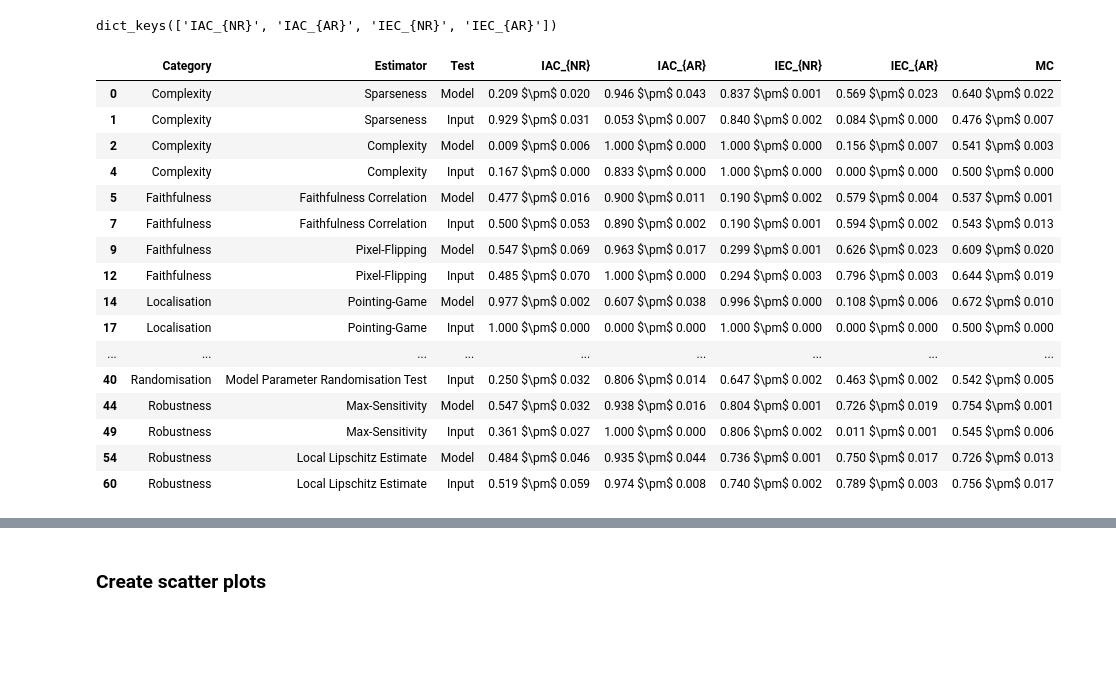
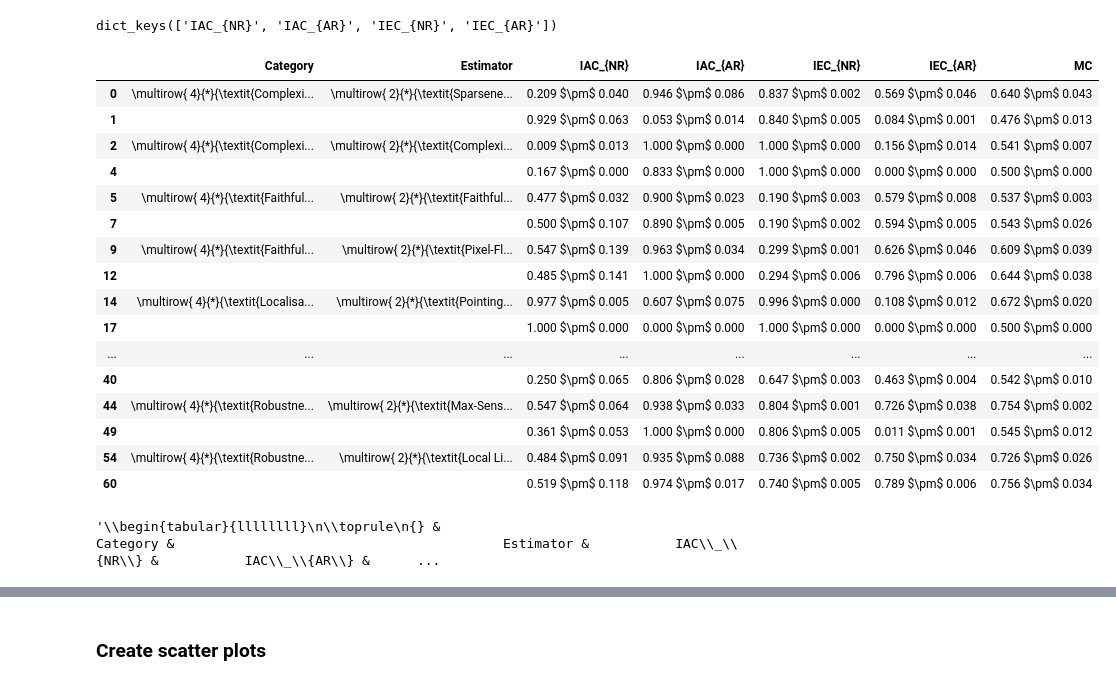
Before and after one commit to annahedstroem/MetaQuantus, a Jupyter notebook: nbs/MetaQuantus-analysis (1).ipynb, the cells around one changed output, grey strips where cells are left out. Saved outputs shown, nothing was run; the diff lists cells and outputs as text; code cells hidden in the pictures; blank space fills up the shorter version.

```diff
--- a/nbs/MetaQuantus-analysis (1).ipynb
+++ b/nbs/MetaQuantus-analysis (1).ipynb
@@ -508,0 +759,3 @@ benchmark_cmnist = load_obj(path_results+"benchmarks/", fname=f"14122022_{datase
+# %%
+scores = np.array(list(benchmark_mnist["Complexity"]["Sparseness"]["results_eval_scores_perturbed"]["Model Resilience Test"].values()))
+scores.mean(), scores.std(), scores.min(), scores.max()
@@ -580,17 +890,23 @@ def make_benchmarking_df(benchmark: dict,
 
                 row += ex1+ex2+px
                 df.loc[row, "Test"] = perturbation_type
-                df.loc[row, "Category"] = estimator_category
-                df.loc[row, "Estimator"] = estimator_name
+                if px == 1:
+                    df.loc[row, "Category"] = estimator_category
+                    df.loc[row, "Estimator"] = estimator_name
+                else:
+                    df.loc[row, "Category"] = estimator_category
+                    df.loc[row, "Estimator"] = estimator_name
+
+
                 for s in scores:
                     score = np.array(benchmark[estimator_category][estimator_name]["results_meta_consistency_scores"][perturbation_type]["consistency_scores"][s])
-                    df.loc[row, s] = f"{score.mean():.3f}"+" $\pm$ "+f"{score.std():.3f}"
+                    df.loc[row, s] = f"{score.mean():.3f}"+" $\pm$ "+f"{score.std()*2:.3f}"
                     means.append(score.mean())
                     stds.append(score.std())
 
                 mc_mean = benchmark[estimator_category][estimator_name]["results_meta_consistency_scores"][perturbation_type]["MC_mean"]
                 mc_std = benchmark[estimator_category][estimator_name]["results_meta_consistency_scores"][perturbation_type]["MC_std"]
-                df.loc[row, "MC"] = f"{mc_mean:.3f}"+" $\pm$ "+f"{mc_std:.3f}"
+                df.loc[row, "MC"] = f"{mc_mean:.3f}"+" $\pm$ "+f"{mc_std*2:.3f}"
 
                 means.append(mc_mean)
                 stds.append(mc_std)
@@ -602,27 +918,49 @@ def make_benchmarking_df(benchmark: dict,
     stds_all = np.array(stds_all)
 
     return df
+# %%
+def prepare_df_cleanup(df):
+    row = 0
+    for ex1, (estimator_category, metrics) in enumerate(estimators.items()):
+        for ex2, estimator_name in enumerate(metrics):
+            for px, perturbation_type in enumerate(["Model", "Input"]):
+
+                row += ex1+ex2+px
+                if px == 1:
+                    df.loc[row, "Category"] = ""
+                    df.loc[row, "Estimator"] = ""
+                else:
+                    df.loc[row, "Category"] = "\multirow{ 4}{*}{\textit{"+estimator_category+"}}"
+                    df.loc[row, "Estimator"] = "\multirow{ 2}{*}{\textit{"+estimator_name+"}}"
+
+    df.drop(columns="Test", inplace=True)
+    return df
 # %%
 df_mnist = make_benchmarking_df(benchmark=benchmark_mnist, estimators=estimators)
-df_mnist
+df_mnist_cleaned = prepare_df_cleanup(df=df_mnist)
+df_mnist_cleaned
 # %% [output]
-|  | Category | Estimator | Test | IAC_{NR} | IAC_{AR} | IEC_{NR} | IEC_{AR} | MC |
-| 0 | Complexity | Sparseness | Model | 0.209 $\pm$ 0.020 | 0.946 $\pm$ 0.043 | 0.837 $\pm$ 0.001 | 0.569 $\pm$ 0.023 | 0.640 $\pm$ 0.022 |
-| 1 | Complexity | Sparseness | Input | 0.929 $\pm$ 0.031 | 0.053 $\pm$ 0.007 | 0.840 $\pm$ 0.002 | 0.084 $\pm$ 0.000 | 0.476 $\pm$ 0.007 |
-| 2 | Complexity | Complexity | Model | 0.009 $\pm$ 0.006 | 1.000 $\pm$ 0.000 | 1.000 $\pm$ 0.000 | 0.156 $\pm$ 0.007 | 0.541 $\pm$ 0.003 |
-| 4 | Complexity | Complexity | Input | 0.167 $\pm$ 0.000 | 0.833 $\pm$ 0.000 | 1.000 $\pm$ 0.000 | 0.000 $\pm$ 0.000 | 0.500 $\pm$ 0.000 |
-| 5 | Faithfulness | Faithfulness Correlation | Model | 0.477 $\pm$ 0.016 | 0.900 $\pm$ 0.011 | 0.190 $\pm$ 0.002 | 0.579 $\pm$ 0.004 | 0.537 $\pm$ 0.001 |
-| 7 | Faithfulness | Faithfulness Correlation | Input | 0.500 $\pm$ 0.053 | 0.890 $\pm$ 0.002 | 0.190 $\pm$ 0.001 | 0.594 $\pm$ 0.002 | 0.543 $\pm$ 0.013 |
-| 9 | Faithfulness | Pixel-Flipping | Model | 0.547 $\pm$ 0.069 | 0.963 $\pm$ 0.017 | 0.299 $\pm$ 0.001 | 0.626 $\pm$ 0.023 | 0.609 $\pm$ 0.020 |
-| 12 | Faithfulness | Pixel-Flipping | Input | 0.485 $\pm$ 0.070 | 1.000 $\pm$ 0.000 | 0.294 $\pm$ 0.003 | 0.796 $\pm$ 0.003 | 0.644 $\pm$ 0.019 |
-| 14 | Localisation | Pointing-Game | Model | 0.977 $\pm$ 0.002 | 0.607 $\pm$ 0.038 | 0.996 $\pm$ 0.000 | 0.108 $\pm$ 0.006 | 0.672 $\pm$ 0.010 |
-| 17 | Localisation | Pointing-Game | Input | 1.000 $\pm$ 0.000 | 0.000 $\pm$ 0.000 | 1.000 $\pm$ 0.000 | 0.000 $\pm$ 0.000 | 0.500 $\pm$ 0.000 |
-| ... | ... | ... | ... | ... | ... | ... | ... | ... |
-| 40 | Randomisation | Model Parameter Randomisation Test | Input | 0.250 $\pm$ 0.032 | 0.806 $\pm$ 0.014 | 0.647 $\pm$ 0.002 | 0.463 $\pm$ 0.002 | 0.542 $\pm$ 0.005 |
-| 44 | Robustness | Max-Sensitivity | Model | 0.547 $\pm$ 0.032 | 0.938 $\pm$ 0.016 | 0.804 $\pm$ 0.001 | 0.726 $\pm$ 0.019 | 0.754 $\pm$ 0.001 |
-| 49 | Robustness | Max-Sensitivity | Input | 0.361 $\pm$ 0.027 | 1.000 $\pm$ 0.000 | 0.806 $\pm$ 0.002 | 0.011 $\pm$ 0.001 | 0.545 $\pm$ 0.006 |
-| 54 | Robustness | Local Lipschitz Estimate | Model | 0.484 $\pm$ 0.046 | 0.935 $\pm$ 0.044 | 0.736 $\pm$ 0.001 | 0.750 $\pm$ 0.017 | 0.726 $\pm$ 0.013 |
-| 60 | Robustness | Local Lipschitz Estimate | Input | 0.519 $\pm$ 0.059 | 0.974 $\pm$ 0.008 | 0.740 $\pm$ 0.002 | 0.789 $\pm$ 0.003 | 0.756 $\pm$ 0.017 |
+|  | Category | Estimator | IAC_{NR} | IAC_{AR} | IEC_{NR} | IEC_{AR} | MC |
+| 0 | \multirow{ 4}{*}{\textit{Complexi... | \multirow{ 2}{*}{\textit{Sparsene... | 0.209 $\pm$ 0.040 | 0.946 $\pm$ 0.086 | 0.837 $\pm$ 0.002 | 0.569 $\pm$ 0.046 | 0.640 $\pm$ 0.043 |
+| 1 |  |  | 0.929 $\pm$ 0.063 | 0.053 $\pm$ 0.014 | 0.840 $\pm$ 0.005 | 0.084 $\pm$ 0.001 | 0.476 $\pm$ 0.013 |
+| 2 | \multirow{ 4}{*}{\textit{Complexi... | \multirow{ 2}{*}{\textit{Complexi... | 0.009 $\pm$ 0.013 | 1.000 $\pm$ 0.000 | 1.000 $\pm$ 0.000 | 0.156 $\pm$ 0.014 | 0.541 $\pm$ 0.007 |
+| 4 |  |  | 0.167 $\pm$ 0.000 | 0.833 $\pm$ 0.000 | 1.000 $\pm$ 0.000 | 0.000 $\pm$ 0.000 | 0.500 $\pm$ 0.000 |
+| 5 | \multirow{ 4}{*}{\textit{Faithful... | \multirow{ 2}{*}{\textit{Faithful... | 0.477 $\pm$ 0.032 | 0.900 $\pm$ 0.023 | 0.190 $\pm$ 0.003 | 0.579 $\pm$ 0.008 | 0.537 $\pm$ 0.003 |
+| 7 |  |  | 0.500 $\pm$ 0.107 | 0.890 $\pm$ 0.005 | 0.190 $\pm$ 0.002 | 0.594 $\pm$ 0.005 | 0.543 $\pm$ 0.026 |
+| 9 | \multirow{ 4}{*}{\textit{Faithful... | \multirow{ 2}{*}{\textit{Pixel-Fl... | 0.547 $\pm$ 0.139 | 0.963 $\pm$ 0.034 | 0.299 $\pm$ 0.001 | 0.626 $\pm$ 0.046 | 0.609 $\pm$ 0.039 |
+| 12 |  |  | 0.485 $\pm$ 0.141 | 1.000 $\pm$ 0.000 | 0.294 $\pm$ 0.006 | 0.796 $\pm$ 0.006 | 0.644 $\pm$ 0.038 |
+| 14 | \multirow{ 4}{*}{\textit{Localisa... | \multirow{ 2}{*}{\textit{Pointing... | 0.977 $\pm$ 0.005 | 0.607 $\pm$ 0.075 | 0.996 $\pm$ 0.000 | 0.108 $\pm$ 0.012 | 0.672 $\pm$ 0.020 |
+| 17 |  |  | 1.000 $\pm$ 0.000 | 0.000 $\pm$ 0.000 | 1.000 $\pm$ 0.000 | 0.000 $\pm$ 0.000 | 0.500 $\pm$ 0.000 |
+| ... | ... | ... | ... | ... | ... | ... | ... |
+| 40 |  |  | 0.250 $\pm$ 0.065 | 0.806 $\pm$ 0.028 | 0.647 $\pm$ 0.003 | 0.463 $\pm$ 0.004 | 0.542 $\pm$ 0.010 |
+| 44 | \multirow{ 4}{*}{\textit{Robustne... | \multirow{ 2}{*}{\textit{Max-Sens... | 0.547 $\pm$ 0.064 | 0.938 $\pm$ 0.033 | 0.804 $\pm$ 0.001 | 0.726 $\pm$ 0.038 | 0.754 $\pm$ 0.002 |
+| 49 |  |  | 0.361 $\pm$ 0.053 | 1.000 $\pm$ 0.000 | 0.806 $\pm$ 0.005 | 0.011 $\pm$ 0.001 | 0.545 $\pm$ 0.012 |
+| 54 | \multirow{ 4}{*}{\textit{Robustne... | \multirow{ 2}{*}{\textit{Local Li... | 0.484 $\pm$ 0.091 | 0.935 $\pm$ 0.088 | 0.736 $\pm$ 0.002 | 0.750 $\pm$ 0.034 | 0.726 $\pm$ 0.026 |
+| 60 |  |  | 0.519 $\pm$ 0.118 | 0.974 $\pm$ 0.017 | 0.740 $\pm$ 0.005 | 0.789 $\pm$ 0.006 | 0.756 $\pm$ 0.034 |
+# %%
+df_mnist_cleaned.to_latex()
+# %% [output]
+'\\begin{tabular}{llllllll}\n\\toprule\n{} &                                  Category &                                          Estimator &           IAC\\_\\{NR\\} &           IAC\\_\\{AR\\} &      ...
 # %%
 df_fmnist = make_benchmarking_df(benchmark=benchmark_fmnist, estimators=estimators)
 df_fmnist
```
Also changed, not shown: parts of 95 cells of this notebook, 22 other files.
